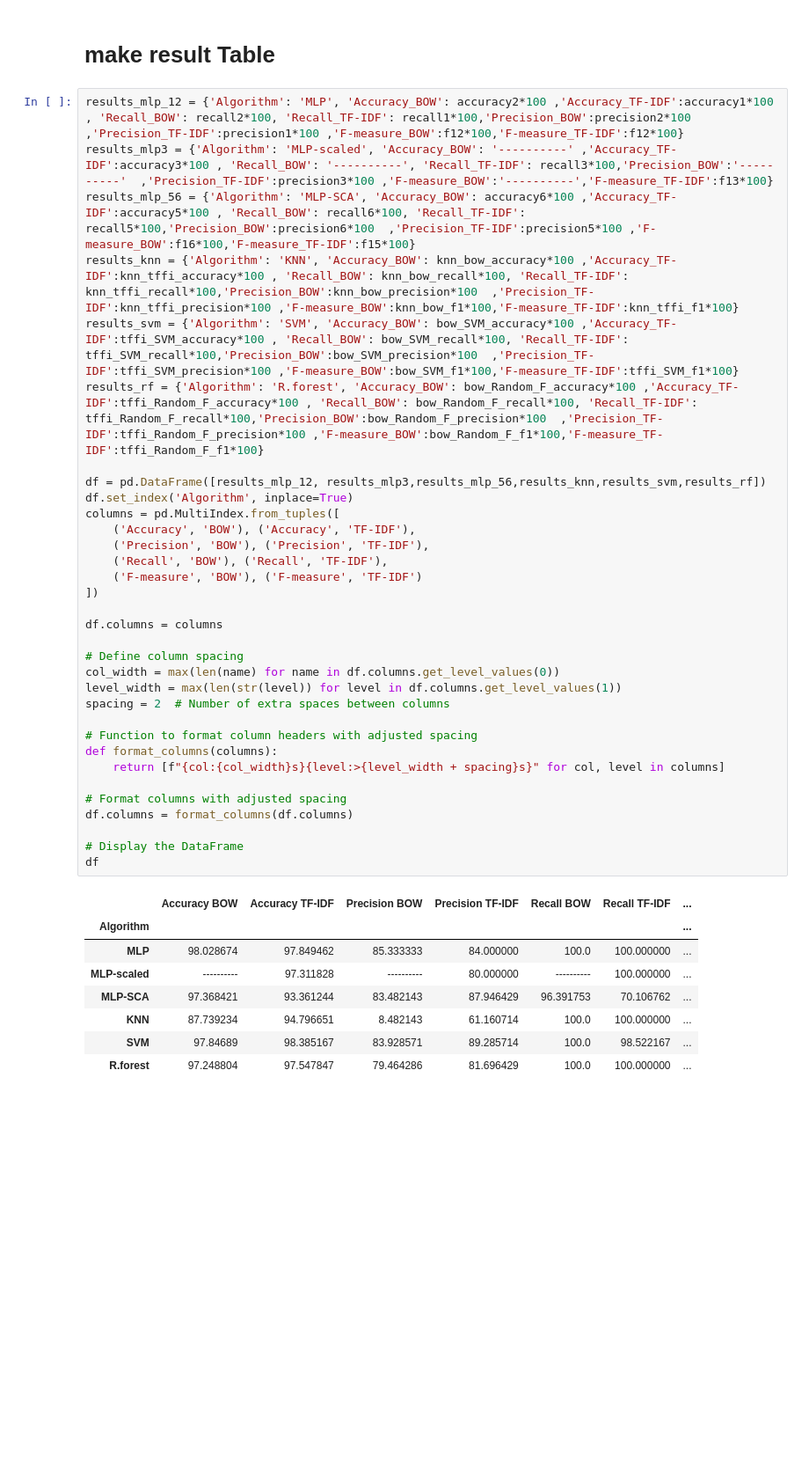
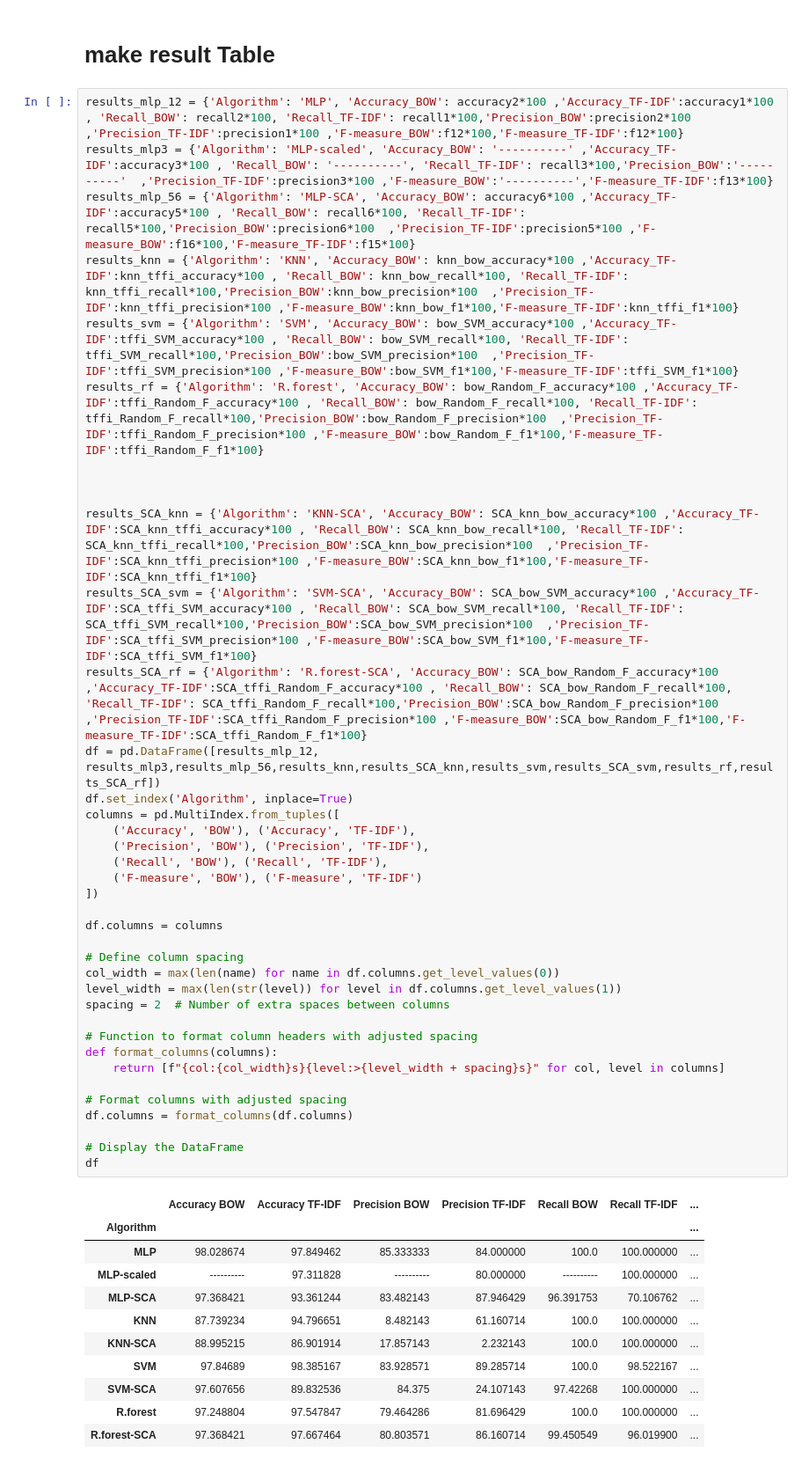
Before and after one commit to seper-sw/Advanced-SMS-Spam-Detection-using-Deep-Complex-Models-and-Sine-Cosine-Algorithm, a Jupyter notebook: complete.ipynb, the cells around one changed output. Shown at 88% size. Drawn from its saved outputs; the diff is of its cells as text; blank space fills up the shorter version.

Commit message:
result eddited

```diff
--- a/complete.ipynb
+++ b/complete.ipynb
@@ -961,37 +961,45 @@ results_knn = {'Algorithm': 'KNN', 'Accuracy_BOW': knn_bow_accuracy*100 ,'Accura
 results_svm = {'Algorithm': 'SVM', 'Accuracy_BOW': bow_SVM_accuracy*100 ,'Accuracy_TF-IDF':tffi_SVM_accuracy*100 , 'Recall_BOW': bow_SVM_recall*100, 'Recall_TF-IDF': tffi_SVM_recall*100,'Precision_BOW':bow_SVM_precision*100  ,'Precision_TF-IDF':tffi_SVM_precision*100 ,'F-measure_BOW':bow_SVM_f1*100,'F-measure_TF-IDF':tffi_SVM_f1*100}
 results_rf = {'Algorithm': 'R.forest', 'Accuracy_BOW': bow_Random_F_accuracy*100 ,'Accuracy_TF-IDF':tffi_Random_F_accuracy*100 , 'Recall_BOW': bow_Random_F_recall*100, 'Recall_TF-IDF': tffi_Random_F_recall*100,'Precision_BOW':bow_Random_F_precision*100  ,'Precision_TF-IDF':tffi_Random_F_precision*100 ,'F-measure_BOW':bow_Random_F_f1*100,'F-measure_TF-IDF':tffi_Random_F_f1*100}
 
-df = pd.DataFrame([results_mlp_12, results_mlp3,results_mlp_56,results_knn,results_svm,results_rf])
+
+
+results_SCA_knn = {'Algorithm': 'KNN-SCA', 'Accuracy_BOW': SCA_knn_bow_accuracy*100 ,'Accuracy_TF-IDF':SCA_knn_tffi_accuracy*100 , 'Recall_BOW': SCA_knn_bow_recall*100, 'Recall_TF-IDF': SCA_knn_tffi_recall*100,'Precision_BOW':SCA_knn_bow_precision*100  ,'Precision_TF-IDF':SCA_knn_tffi_precision*100 ,'F-measure_BOW':SCA_knn_bow_f1*100,'F-measure_TF-IDF':SCA_knn_tffi_f1*100}
+results_SCA_svm = {'Algorithm': 'SVM-SCA', 'Accuracy_BOW': SCA_bow_SVM_accuracy*100 ,'Accuracy_TF-IDF':SCA_tffi_SVM_accuracy*100 , 'Recall_BOW': SCA_bow_SVM_recall*100, 'Recall_TF-IDF': SCA_tffi_SVM_recall*100,'Precision_BOW':SCA_bow_SVM_precision*100  ,'Precision_TF-IDF':SCA_tffi_SVM_precision*100 ,'F-measure_BOW':SCA_bow_SVM_f1*100,'F-measure_TF-IDF':SCA_tffi_SVM_f1*100}
+results_SCA_rf = {'Algorithm': 'R.forest-SCA', 'Accuracy_BOW': SCA_bow_Random_F_accuracy*100 ,'Accuracy_TF-IDF':SCA_tffi_Random_F_accuracy*100 , 'Recall_BOW': SCA_bow_Random_F_recall*100, 'Recall_TF-IDF': SCA_tffi_Random_F_recall*100,'Precision_BOW':SCA_bow_Random_F_precision*100  ,'Precision_TF-IDF':SCA_tffi_Random_F_precision*100 ,'F-measure_BOW':SCA_bow_Random_F_f1*100,'F-measure_TF-IDF':SCA_tffi_Random_F_f1*100}
+df = pd.DataFrame([results_mlp_12, results_mlp3,results_mlp_56,results_knn,results_SCA_knn,results_svm,results_SCA_svm,results_rf,results_SCA_rf])
 df.set_index('Algorithm', inplace=True)
 columns = pd.MultiIndex.from_tuples([
     ('Accuracy', 'BOW'), ('Accuracy', 'TF-IDF'),
     ('Precision', 'BOW'), ('Precision', 'TF-IDF'),
     ('Recall', 'BOW'), ('Recall', 'TF-IDF'),
     ('F-measure', 'BOW'), ('F-measure', 'TF-IDF')
 ])
 
 df.columns = columns
 
 # Define column spacing
 col_width = max(len(name) for name in df.columns.get_level_values(0))
 level_width = max(len(str(level)) for level in df.columns.get_level_values(1))
 spacing = 2  # Number of extra spaces between columns
 
 # Function to format column headers with adjusted spacing
 def format_columns(columns):
     return [f"{col:{col_width}s}{level:>{level_width + spacing}s}" for col, level in columns]
 
 # Format columns with adjusted spacing
 df.columns = format_columns(df.columns)
 
 # Display the DataFrame
 df
 # %% [output]
 |  | Accuracy BOW | Accuracy TF-IDF | Precision BOW | Precision TF-IDF | Recall BOW | Recall TF-IDF | ... |
 | Algorithm |  |  |  |  |  |  | ... |
 | MLP | 98.028674 | 97.849462 | 85.333333 | 84.000000 | 100.0 | 100.000000 | ... |
 | MLP-scaled | ---------- | 97.311828 | ---------- | 80.000000 | ---------- | 100.000000 | ... |
 | MLP-SCA | 97.368421 | 93.361244 | 83.482143 | 87.946429 | 96.391753 | 70.106762 | ... |
 | KNN | 87.739234 | 94.796651 | 8.482143 | 61.160714 | 100.0 | 100.000000 | ... |
+| KNN-SCA | 88.995215 | 86.901914 | 17.857143 | 2.232143 | 100.0 | 100.000000 | ... |
 | SVM | 97.84689 | 98.385167 | 83.928571 | 89.285714 | 100.0 | 98.522167 | ... |
+| SVM-SCA | 97.607656 | 89.832536 | 84.375 | 24.107143 | 97.42268 | 100.000000 | ... |
 | R.forest | 97.248804 | 97.547847 | 79.464286 | 81.696429 | 100.0 | 100.000000 | ... |
+| R.forest-SCA | 97.368421 | 97.667464 | 80.803571 | 86.160714 | 99.450549 | 96.019900 | ... |
```
Also changed, not shown: parts of 7 cells of this notebook, 1 other file.
